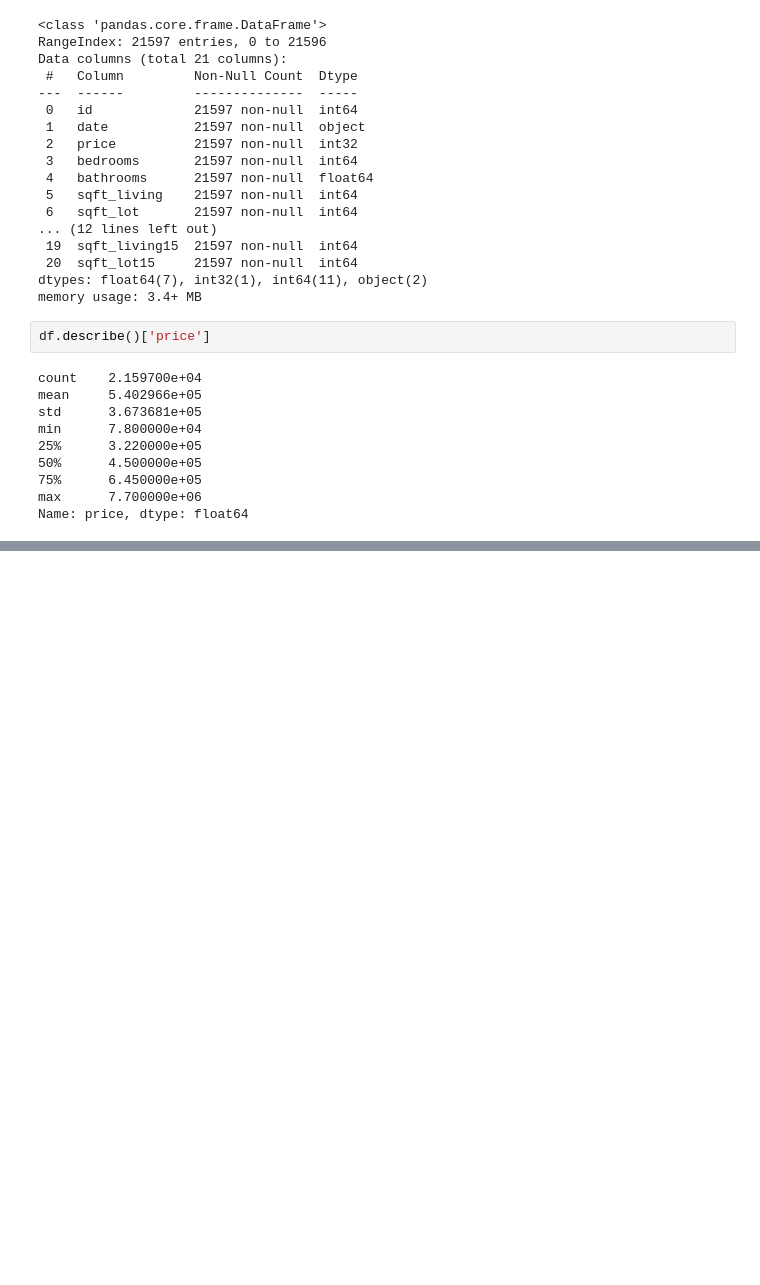
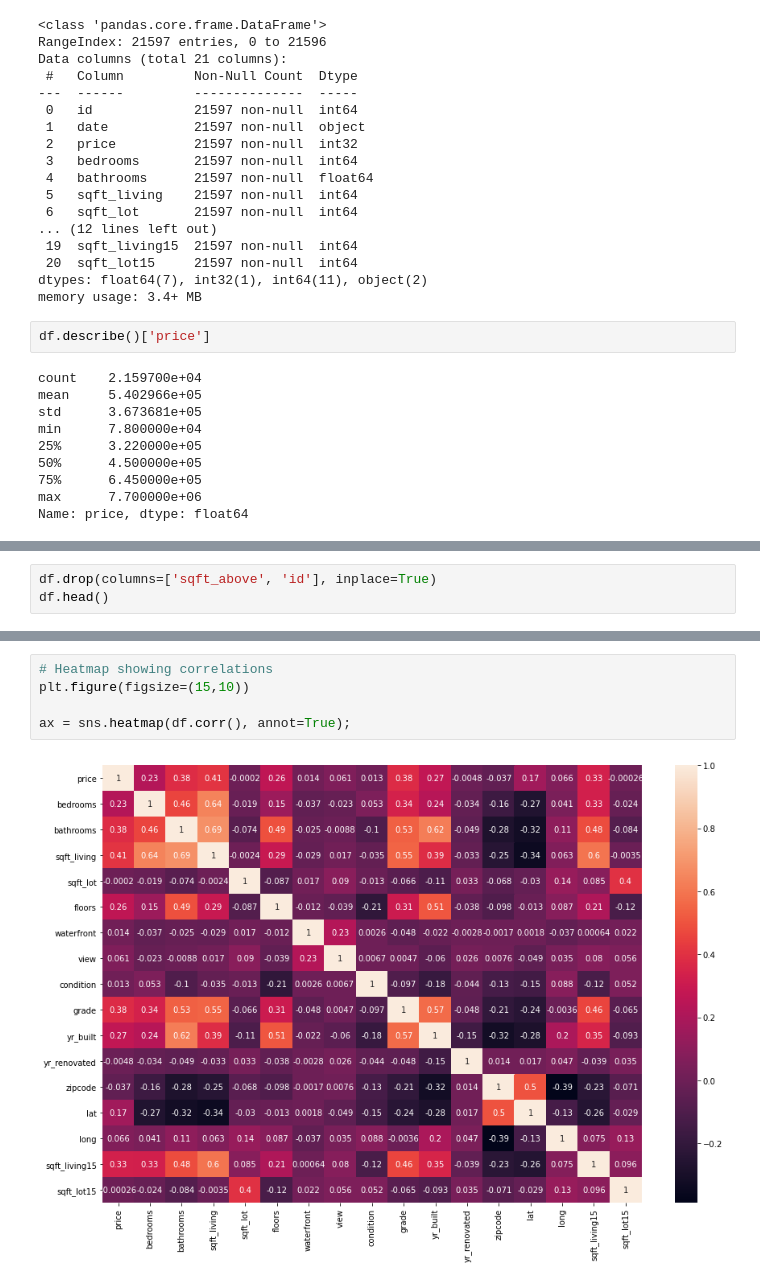
Before and after one commit to asval211/king_county_housing_data, a Jupyter notebook: notebooks/exploratory/Alex/lower_subset.ipynb, the cells around one changed output, grey strips where cells are left out. Saved outputs shown, nothing was run; the diff lists cells and outputs as text; blank space fills up the shorter version.

```diff
--- a/notebooks/exploratory/Alex/lower_subset.ipynb
+++ b/notebooks/exploratory/Alex/lower_subset.ipynb
@@ -130,3 +131,6 @@ df
 | 21569 | 3832050760 | 8/28/2014 | 270000 | 3 | 2.50 | 1870 | 5000 | 2.0 | 0.0 | 0.0 | ... |
 | 21586 | 844000965 | 6/26/2014 | 224000 | 3 | 1.75 | 1500 | 11968 | 1.0 | 0.0 | 0.0 | ... |
 5406 rows × 21 columns
+# %%
+df.drop(columns=['sqft_above', 'id'], inplace=True)
+df.head()
@@ -132,0 +148,7 @@ df
+# %%
+# Heatmap showing correlations
+plt.figure(figsize=(15,10))
+
+ax = sns.heatmap(df.corr(), annot=True);
+# %% [output]
+[figure, added]
```
Also changed, not shown: parts of 2 cells of this notebook.
